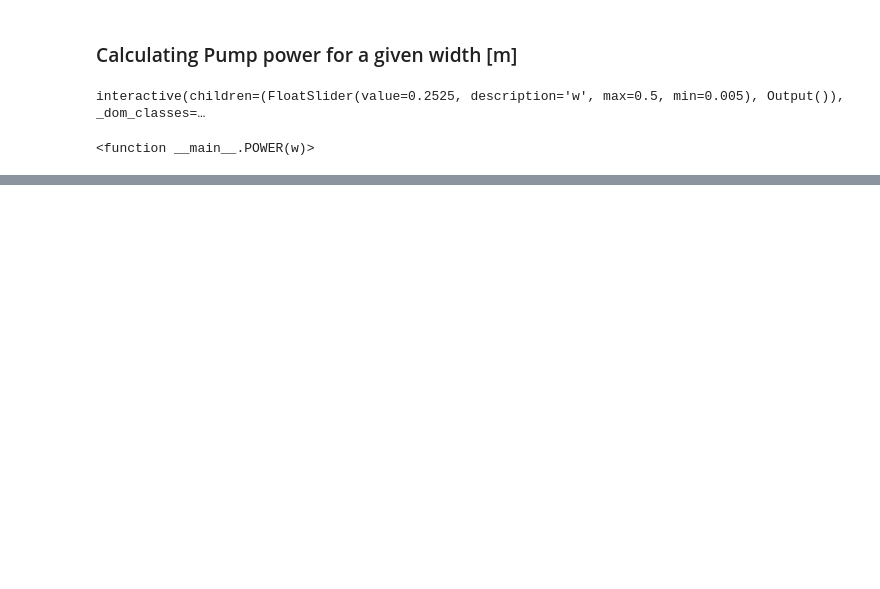
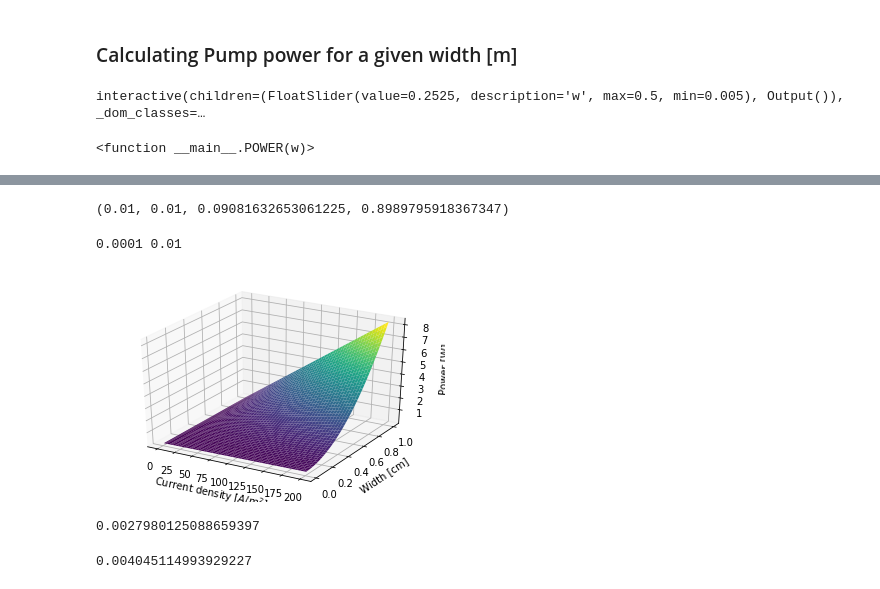
Before and after one commit to MaryLouNadeau/Zochas, a Jupyter notebook: Sizing_Discharge.ipynb, the cells around one changed output, grey strips where cells are left out. Saved outputs shown, nothing was run; the diff lists cells and outputs as text; code cells hidden in the pictures; blank space fills up the shorter version.

```diff
--- a/Sizing_Discharge.ipynb
+++ b/Sizing_Discharge.ipynb
@@ -245,0 +405,36 @@ v*35.8101
+# %%
+index_200 = np.argmin(power_losses_200)
+index_100 = np.argmin(power_losses_100)
+index_10 = np.argmin(power_losses_10)
+index_1 = np.argmin(power_losses_1)
+index_p1 = np.argmin(power_losses_p1)
+
+ws[index_100]*100 ,ws[index_10]*100, ws[index_1]*100, ws[index_p1]*100
+# %% [output]
+(0.01, 0.01, 0.09081632653061225, 0.8989795918367347)
+# %%
+print(ws[0],ws[-1])
+
+
+current_densities = np.linspace(.1,200,len(ws))
+Is,Ws = np.meshgrid(current_densities,ws)
+Ps = P_losses(Is,Ws)
+
+ax = plt.axes(projection='3d')
+ax.plot_surface(Is, Ws*100, Ps, rstride=1, cstride=1,
+                cmap='viridis', edgecolor='none')
+# ax.view_init(15, 200)
+ax.set_xlabel('Current density [$A/m^2$]')
+ax.set_ylabel('Width [cm]')
+ax.set_zlabel('Power [W]');
+# %% [output]
+0.0001 0.01
+[figure, added]
+# %%
+np.min(Ps)
+# %% [output]
+0.0027980125088659397
+# %%
+Ps[0,0]
+# %% [output]
+0.004045114993929227
```
Also changed, not shown: parts of 25 cells of this notebook.
